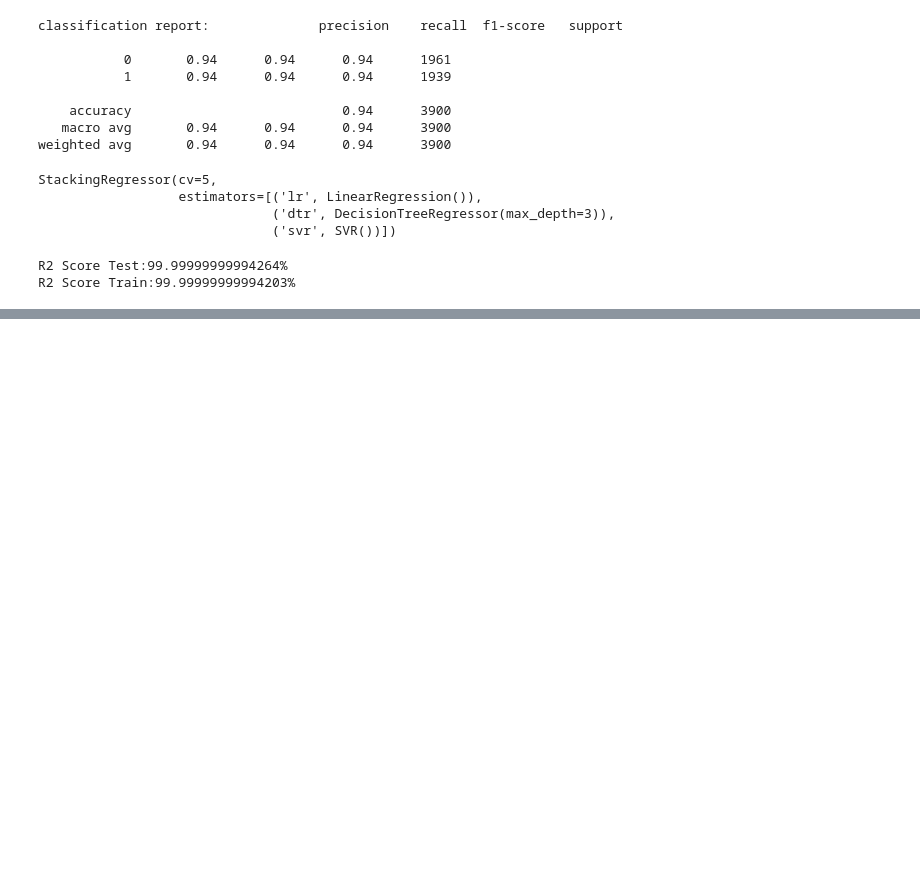
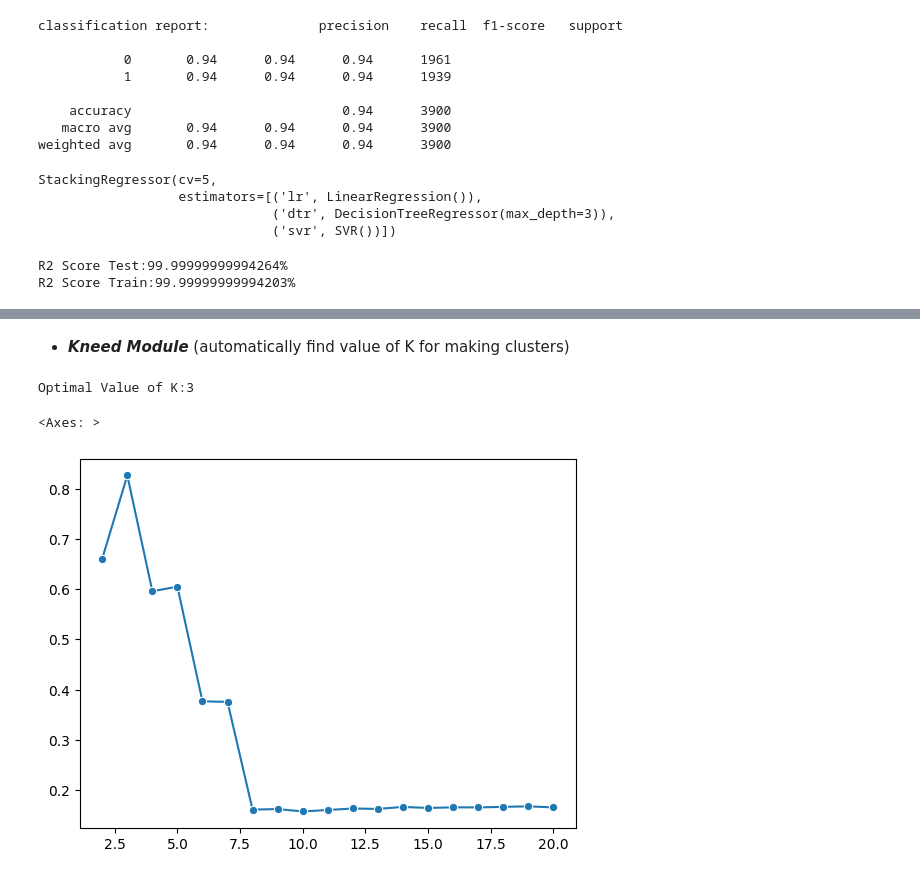
Before and after one commit to Ankit1726/AIML_Resources, a Jupyter notebook: Machine_Learning/Quick_ML.ipynb, the cells around one changed output, grey strips where cells are left out. Drawn from its saved outputs; the diff is of its cells as text; code cells hidden in the pictures; blank space fills up the shorter version.

```diff
--- a/Machine_Learning/Quick_ML.ipynb
+++ b/Machine_Learning/Quick_ML.ipynb
@@ -2752,0 +2851,23 @@ R2 Score Train:99.99999999994203%
+# %% [markdown]
+- ***Kneed Module*** (automatically find value of K for making clusters)
+# %%
+from kneed import KneeLocator
+knee = KneeLocator(range(1,21),wcss,curve='convex',direction='decreasing')
+print(f"Optimal Value of K:{knee.elbow}")
+# %% [output]
+Optimal Value of K:3
+# %%
+# Silhouette Score
+from sklearn.metrics import silhouette_score
+ss = []
+for k in range(2,21):
+     kmeans = KMeans(n_clusters=k)
+     labels = kmeans.fit_predict(X)
+     score = silhouette_score(X,labels)
+     ss.append(score)
+# %%
+# Plot Graph
+sns.lineplot(x=range(2,21),y=ss,marker='o')
+# %% [output]
+<Axes: >
+[figure, added]
```
Also changed, not shown: parts of 38 cells of this notebook, 3 other files.
